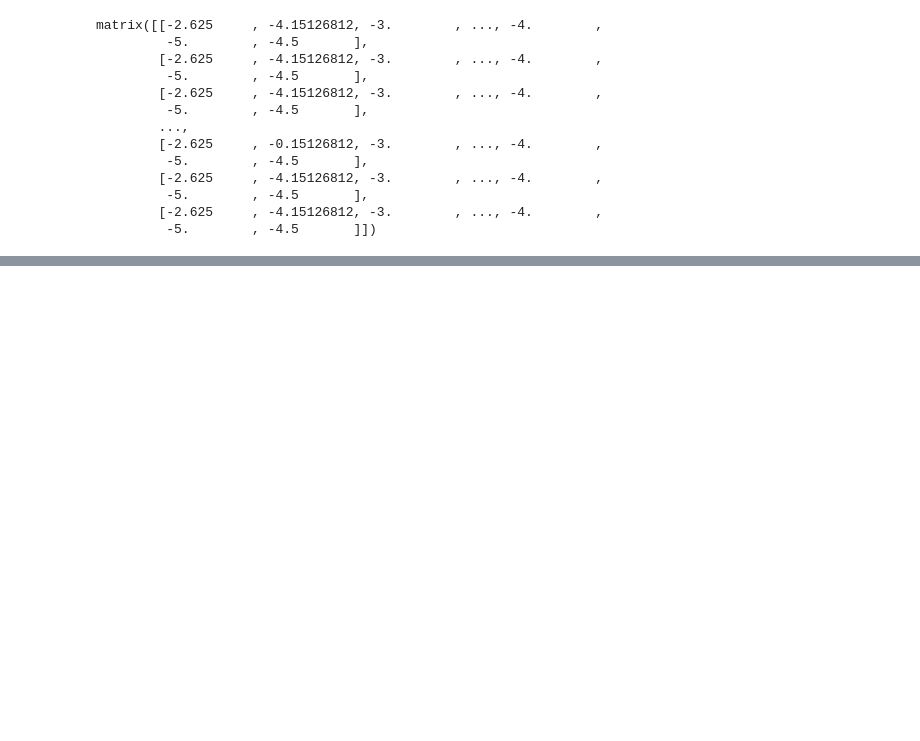
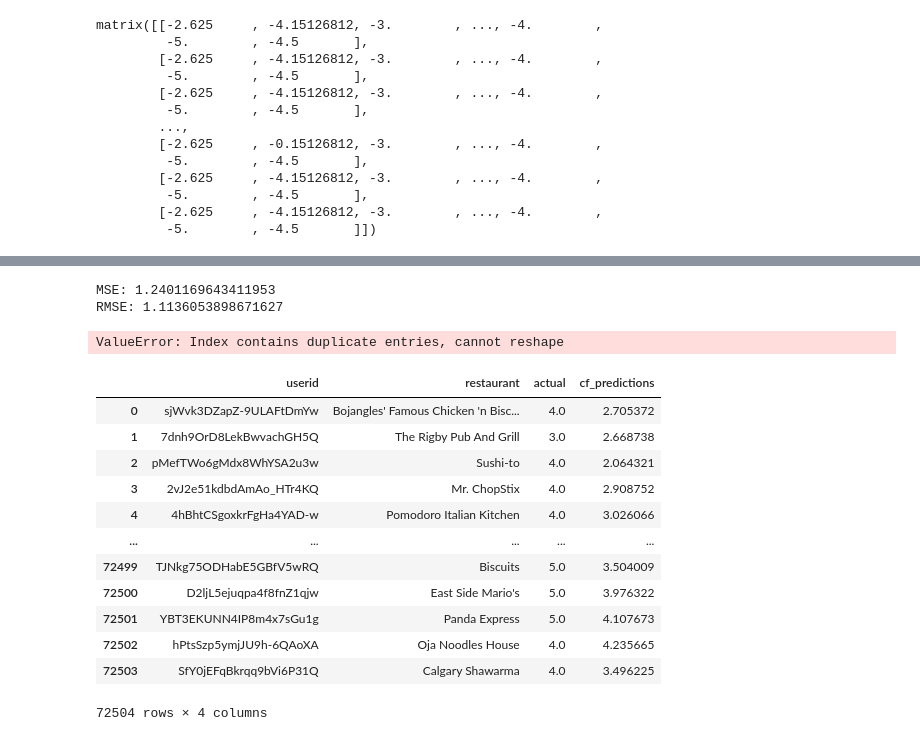
Before and after one commit to mavalos90/IH_final_project, a Jupyter notebook: code/2.Recommender.ipynb, the cells around one changed output, grey strips where cells are left out. Drawn from its saved outputs; the diff is of its cells as text; code cells hidden in the pictures; blank space fills up the shorter version.

```diff
--- a/code/2.Recommender.ipynb
+++ b/code/2.Recommender.ipynb
@@ -197,0 +381,9 @@ Int64Index([      1,       4,      27,      29,      34,      35,      43,
+# %%
+reader = Reader(rating_scale=(1,5))
+data = Dataset.load_from_df(reviews_filtered, reader)
+trainset, testset = train_test_split(data, test_size=0.25, random_state=42)
+# %%
+# train SVD recommender
+
+algo = SVD(n_factors=3000, n_epochs=10)
+algo.fit(trainset)
@@ -197,0 +392,8 @@ Int64Index([      1,       4,      27,      29,      34,      35,      43,
+# %%
+# make predictions on test set
+
+test = algo.test(testset)
+test = pd.DataFrame(test)
+test.drop("details", inplace=True, axis=1)
+test.columns = ['userid', 'restaurant', 'actual', 'cf_predictions']
+test.head()
@@ -197,0 +407,30 @@ Int64Index([      1,       4,      27,      29,      34,      35,      43,
+# %%
+# evaluate model with MSE and RMSE
+
+print(f'MSE: {recmetrics.mse(test.actual, test.cf_predictions)}')
+print(f'RMSE: {recmetrics.rmse(test.actual, test.cf_predictions)}')
+# %% [output]
+MSE: 1.2401169643411953
+RMSE: 1.1136053898671627
+# %%
+# create matrix of predicted values
+
+cf_model = test.pivot(index='userid', columns='restaurant', values='cf_predictions').fillna(0)
+# %% [output]
+ValueError: Index contains duplicate entries, cannot reshape
+# %%
+test
+# %% [output]
+|  | userid | restaurant | actual | cf_predictions |
+| 0 | sjWvk3DZapZ-9ULAFtDmYw | Bojangles' Famous Chicken 'n Bisc... | 4.0 | 2.705372 |
+| 1 | 7dnh9OrD8LekBwvachGH5Q | The Rigby Pub And Grill | 3.0 | 2.668738 |
+| 2 | pMefTWo6gMdx8WhYSA2u3w | Sushi-to | 4.0 | 2.064321 |
+| 3 | 2vJ2e51kdbdAmAo_HTr4KQ | Mr. ChopStix | 4.0 | 2.908752 |
+| 4 | 4hBhtCSgoxkrFgHa4YAD-w | Pomodoro Italian Kitchen | 4.0 | 3.026066 |
+| ... | ... | ... | ... | ... |
+| 72499 | TJNkg75ODHabE5GBfV5wRQ | Biscuits | 5.0 | 3.504009 |
+| 72500 | D2ljL5ejuqpa4f8fnZ1qjw | East Side Mario's | 5.0 | 3.976322 |
+| 72501 | YBT3EKUNN4IP8m4x7sGu1g | Panda Express | 5.0 | 4.107673 |
+| 72502 | hPtsSzp5ymjJU9h-6QAoXA | Oja Noodles House | 4.0 | 4.235665 |
+| 72503 | SfY0jEFqBkrqq9bVi6P31Q | Calgary Shawarma | 4.0 | 3.496225 |
+72504 rows × 4 columns
```
Also changed, not shown: parts of 34 cells of this notebook.
